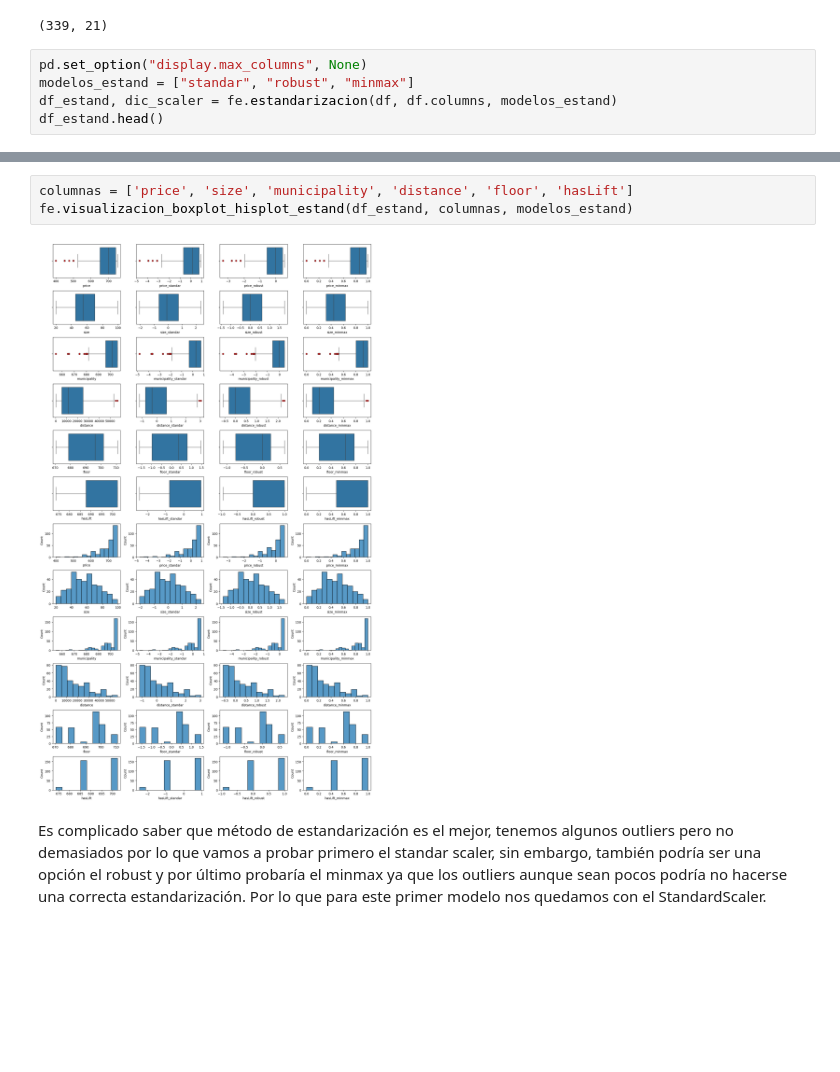
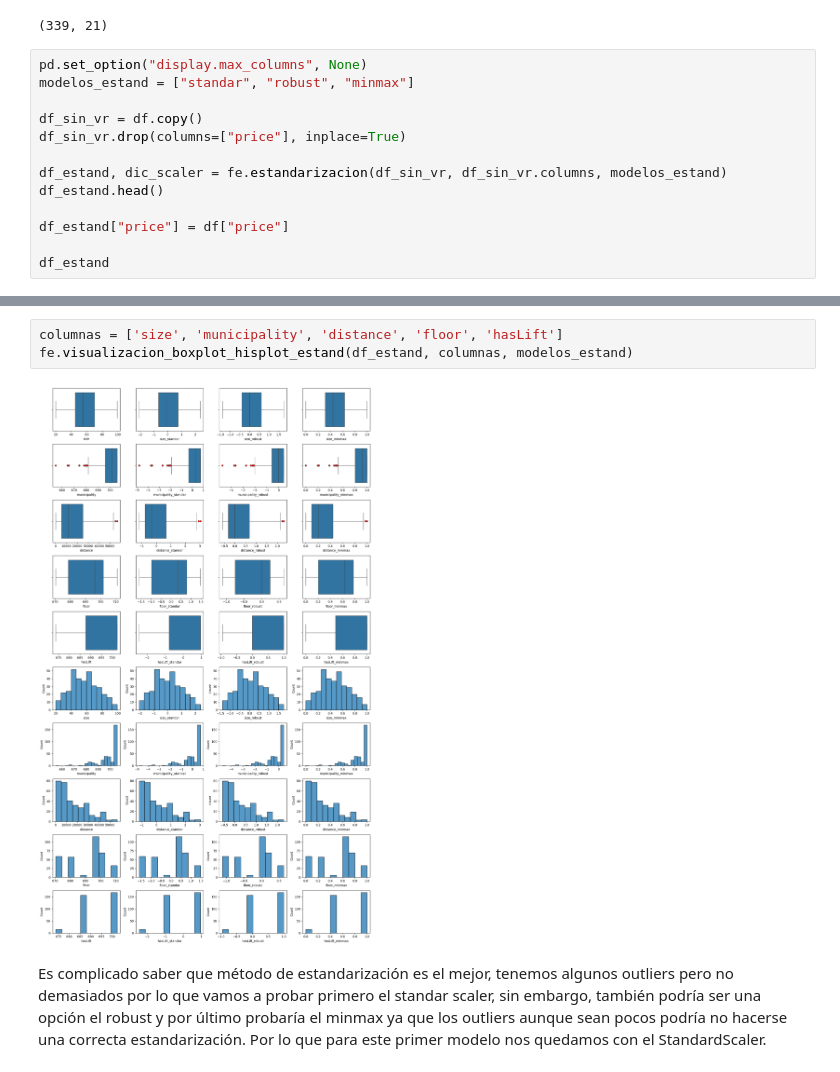
Before and after one commit to elenacano/Proyecto7-PrediccionCasas, a Jupyter notebook: Modelo1/notebooks/4-estandarizacion.ipynb, the cells around one changed output, grey strips where cells are left out. Cells and saved outputs as stored; diff of their text form; blank space fills up the shorter version.

```diff
--- a/Modelo1/notebooks/4-estandarizacion.ipynb
+++ b/Modelo1/notebooks/4-estandarizacion.ipynb
@@ -25,6 +25,14 @@ df.shape
 # %%
 pd.set_option("display.max_columns", None)
 modelos_estand = ["standar", "robust", "minmax"]
-df_estand, dic_scaler = fe.estandarizacion(df, df.columns, modelos_estand)
+
+df_sin_vr = df.copy()
+df_sin_vr.drop(columns=["price"], inplace=True)
+
+df_estand, dic_scaler = fe.estandarizacion(df_sin_vr, df_sin_vr.columns, modelos_estand)
 df_estand.head()
+
+df_estand["price"] = df["price"]
+
+df_estand
 # %% [output]
@@ -37,8 +52,8 @@ df_estand.head()
 # %%
-columnas = ['price', 'size', 'municipality', 'distance', 'floor', 'hasLift']
+columnas = ['size', 'municipality', 'distance', 'floor', 'hasLift']
 fe.visualizacion_boxplot_hisplot_estand(df_estand, columnas, modelos_estand)
 # %% [output]
-[figure, old version]
+[figure, new version]
 # %% [markdown]
 Es complicado saber que método de estandarización es el mejor, tenemos algunos outliers pero no demasiados por lo que vamos a probar primero el standar scaler, sin embargo, también podría ser una opción el robust y por último probaría el minmax ya que los outliers aunque sean pocos podría no hacerse una correcta estandarización. Por lo que para este primer modelo nos quedamos con el StandardScaler.
 # %%
```
Also changed, not shown: parts of 3 cells of this notebook, 36 other files.
